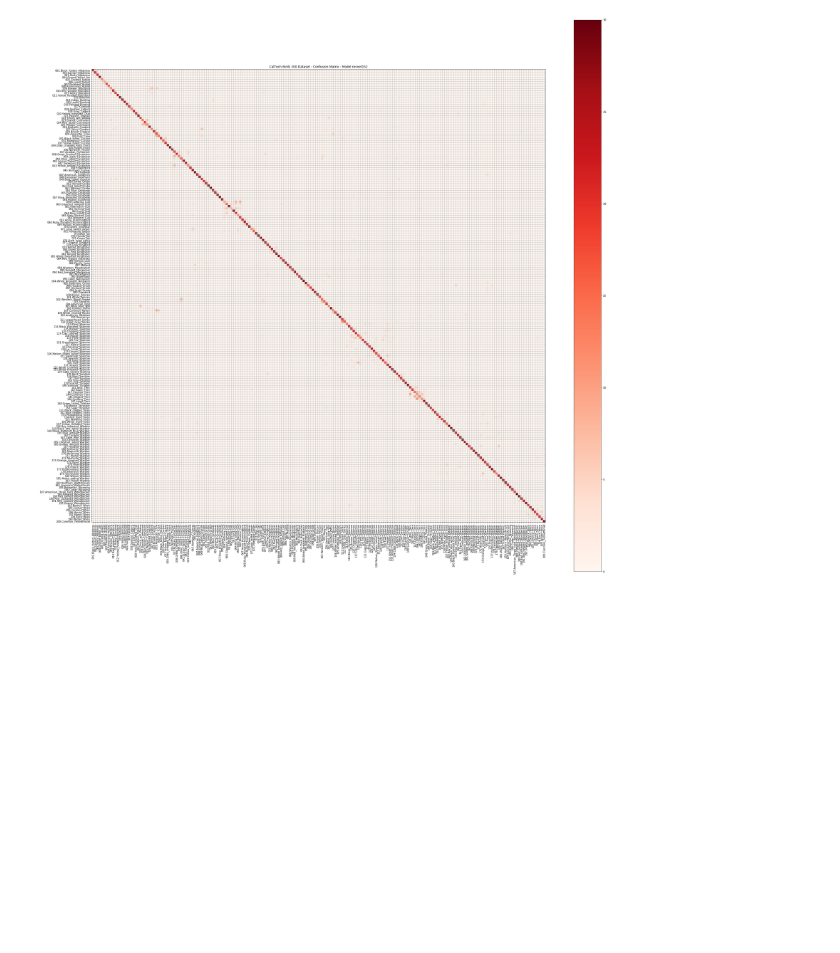
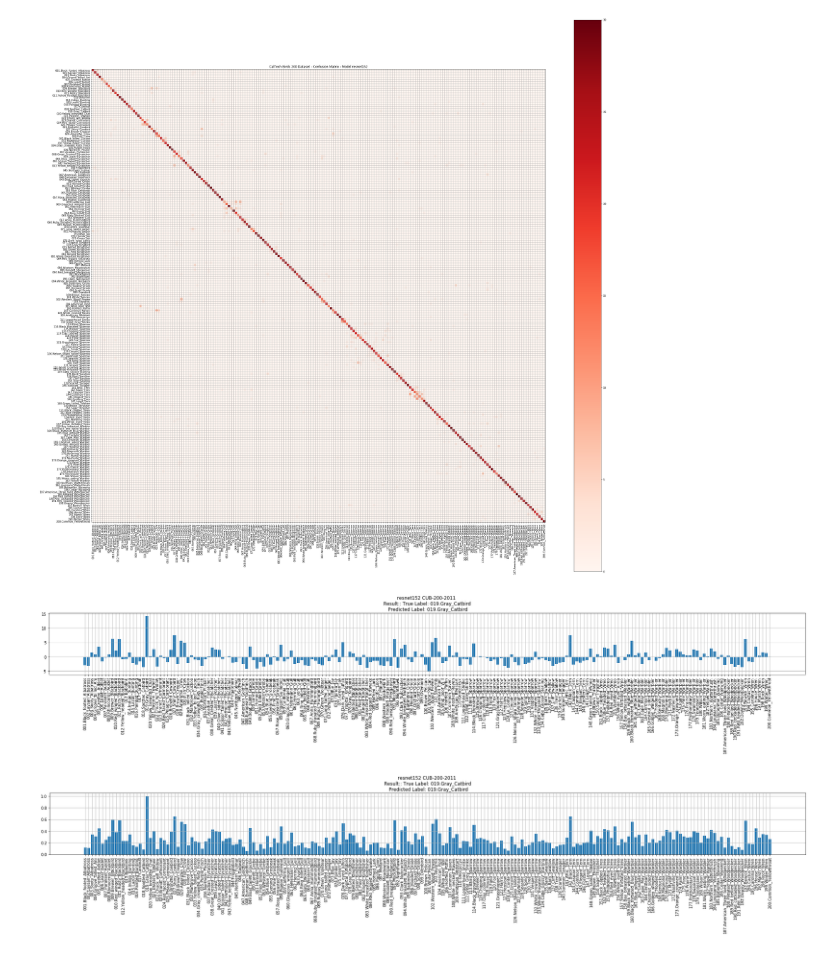
Before and after one commit to ecm200/caltech_birds, a Jupyter notebook: notebooks/vis_valid_pytorch_resnet152_caltech_birds.ipynb, the cells around one changed output. Cells and saved outputs as stored; diff of their text form; code cells hidden in the pictures; blank space fills up the shorter version.

```diff
--- a/notebooks/vis_valid_pytorch_resnet152_caltech_birds.ipynb
+++ b/notebooks/vis_valid_pytorch_resnet152_caltech_birds.ipynb
@@ -182,11 +184,15 @@ with torch.no_grad():
         if i == 0:
             labels_truth = labels.cpu().numpy()
             labels_pred = preds.cpu().numpy()
+            scores_pred = outputs.cpu().numpy()
         else:
             labels_truth = np.concatenate((labels_truth,labels.cpu().numpy()))
             labels_pred = np.concatenate((labels_pred,preds.cpu().numpy()))
+            scores_pred= np.concatenate((scores_pred,outputs.cpu().numpy()))
 
 print('Complete.')
+
+results_dict = {'labels truth' : labels_truth, 'labels pred' : labels_pred, 'score pred' : scores_pred}
 # %% [output]
 Commencing predictions minibatch..0..25..50..75..100..125..150..175..200..225..250..275..300..325..350..375..400..425..450..475..500..525..550..575..600..625..650..675..700..725..750..775..800..825..8 ...
 # %%
@@ -263,0 +271,23 @@ confusion_matrix_df.to_pickle(os.path.join(output_dir,'confusion_matrix.pkl'))
+# %%
+test_img_i = 5
+
+results = (results_dict['score pred'][test_img_i] - results_dict['score pred'][test_img_i].min()) / (results_dict['score pred'][test_img_i].max() - results_dict['score pred'][test_img_i].min())
+
+plt.figure(figsize=(28,6))
+plt.bar(class_names,height=results_dict['score pred'][test_img_i])
+plt.xticks(rotation=90)
+plt.title('{} CUB-200-2011 \n Result:: True Label: {} \n Predicted Label: {}'.format(model, class_names[results_dict['labels truth'][test_img_i]], class_names[results_dict['labels pred'][test_img_i]]))
+plt.grid(True)
+plt.tight_layout()
+plt.show()
+
+plt.figure(figsize=(28,6))
+plt.bar(class_names,height=results)
+plt.xticks(rotation=90)
+plt.title('{} CUB-200-2011 \n Result:: True Label: {} \n Predicted Label: {}'.format(model, class_names[results_dict['labels truth'][test_img_i]], class_names[results_dict['labels pred'][test_img_i]]))
+plt.grid(True)
+plt.tight_layout()
+plt.show()
+# %% [output]
+[figure, added]
+[figure, added]
```
Also changed, not shown: parts of 5 cells of this notebook, 1 other file.
